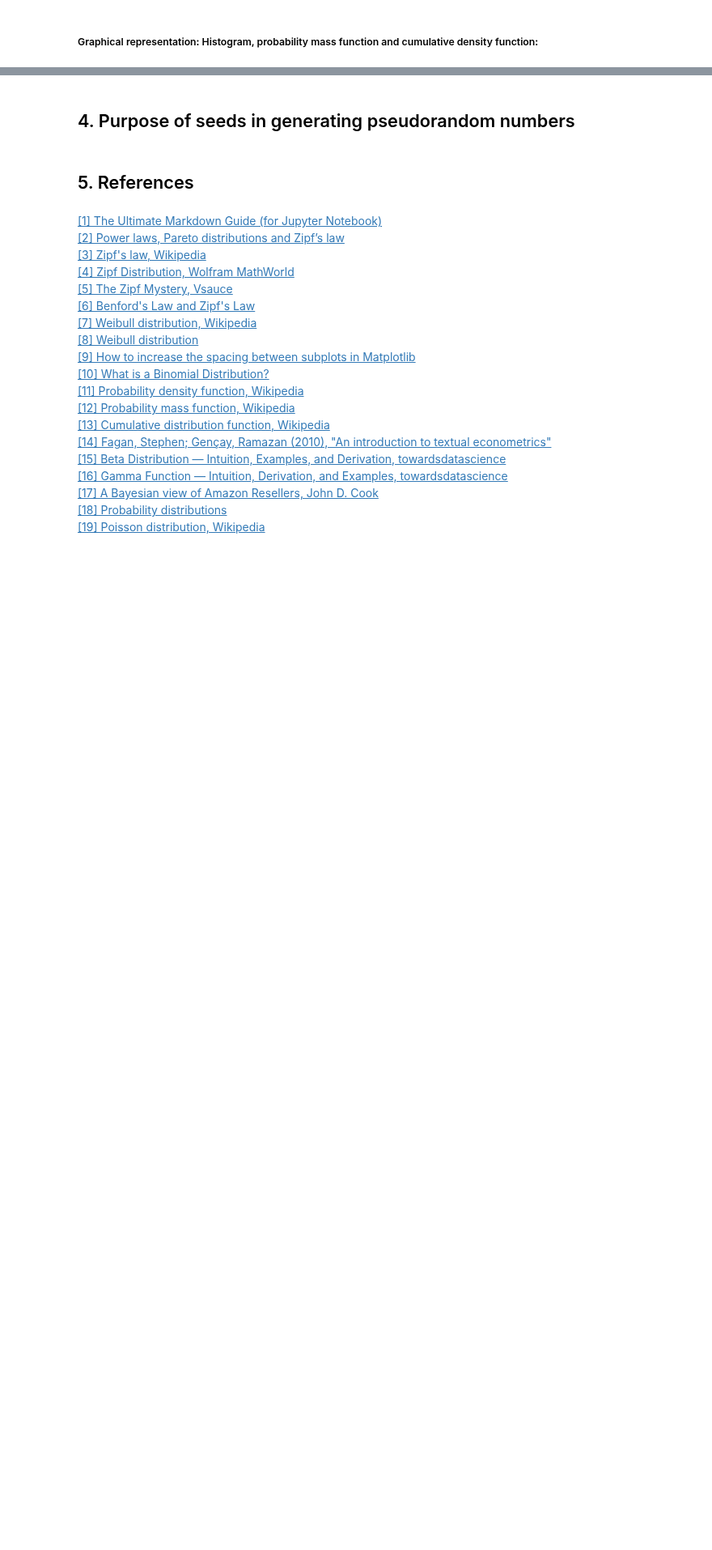
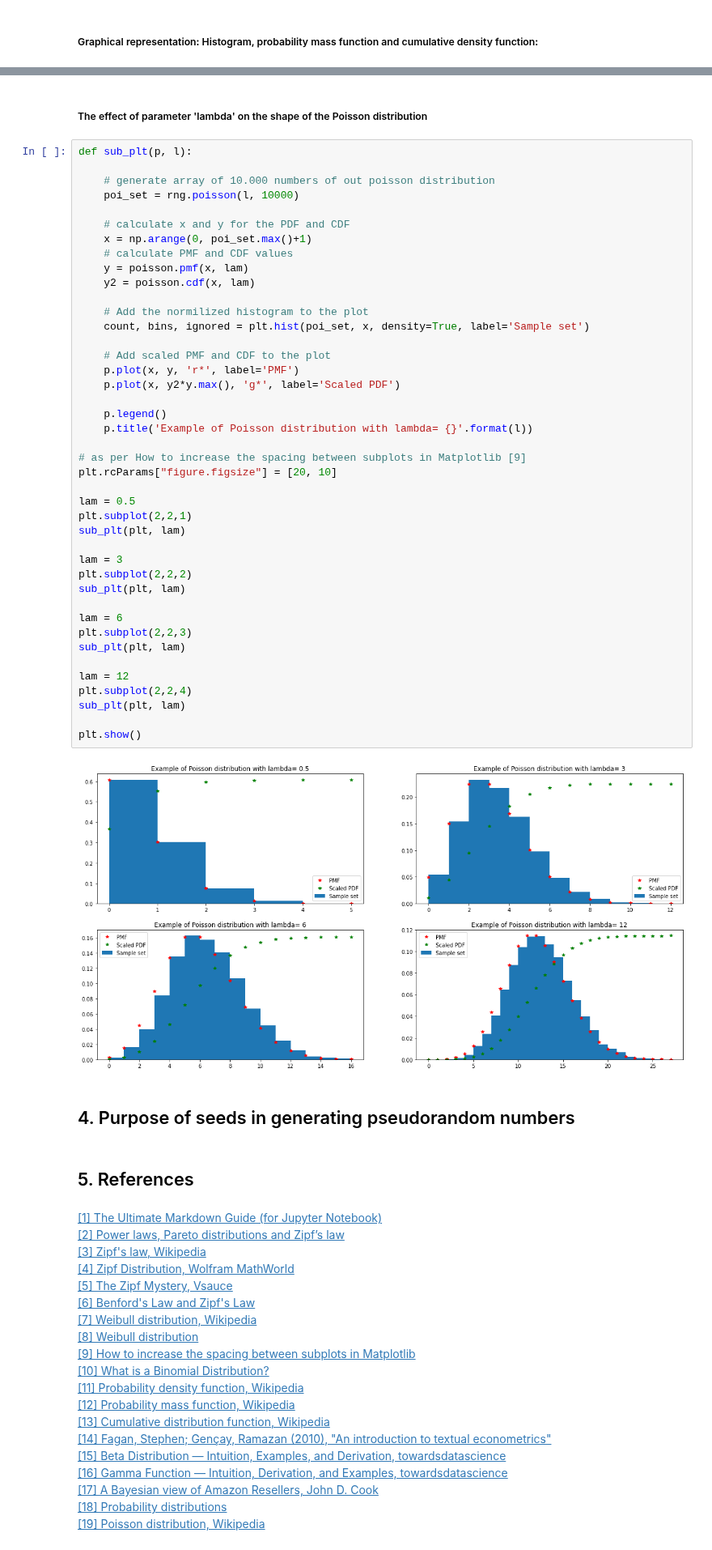
Before and after one commit to przemekbil/PfDA_2021, a Jupyter notebook: Assignments/Assignment.ipynb, the cells around one changed output, grey strips where cells are left out. Shown at 81% size. Drawn from its saved outputs; the diff is of its cells as text; blank space fills up the shorter version.

```diff
--- a/Assignments/Assignment.ipynb
+++ b/Assignments/Assignment.ipynb
@@ -674,3 +686,49 @@ plt.show()
+# %% [markdown]
+##### The effect of parameter 'lambda' on the shape of the Poisson distribution
+# %%
+def sub_plt(p, l):
+
+    # generate array of 10.000 numbers of out poisson distribution
+    poi_set = rng.poisson(l, 10000)
+
+    # calculate x and y for the PDF and CDF
+    x = np.arange(0, poi_set.max()+1)
+    # calculate PMF and CDF values
+    y = poisson.pmf(x, lam)
+    y2 = poisson.cdf(x, lam)
+
+    # Add the normilized histogram to the plot
+    count, bins, ignored = plt.hist(poi_set, x, density=True, label='Sample set')
+
+    # Add scaled PMF and CDF to the plot
+    p.plot(x, y, 'r*', label='PMF')
+    p.plot(x, y2*y.max(), 'g*', label='Scaled PDF')
+
+    p.legend()
+    p.title('Example of Poisson distribution with lambda= {}'.format(l))
+
+# as per How to increase the spacing between subplots in Matplotlib [9]
+plt.rcParams["figure.figsize"] = [20, 10]
+
+lam = 0.5
+plt.subplot(2,2,1)
+sub_plt(plt, lam)
+
+lam = 3
+plt.subplot(2,2,2)
+sub_plt(plt, lam)
+
+lam = 6
+plt.subplot(2,2,3)
+sub_plt(plt, lam)
+
+lam = 12
+plt.subplot(2,2,4)
+sub_plt(plt, lam)
+
+plt.show()
+# %% [output]
+[figure, added]
 # %% [markdown]
 <a id="par4"></a>
 ## 4. Purpose of seeds in generating pseudorandom numbers
```
Also changed, not shown: parts of 6 cells of this notebook.
